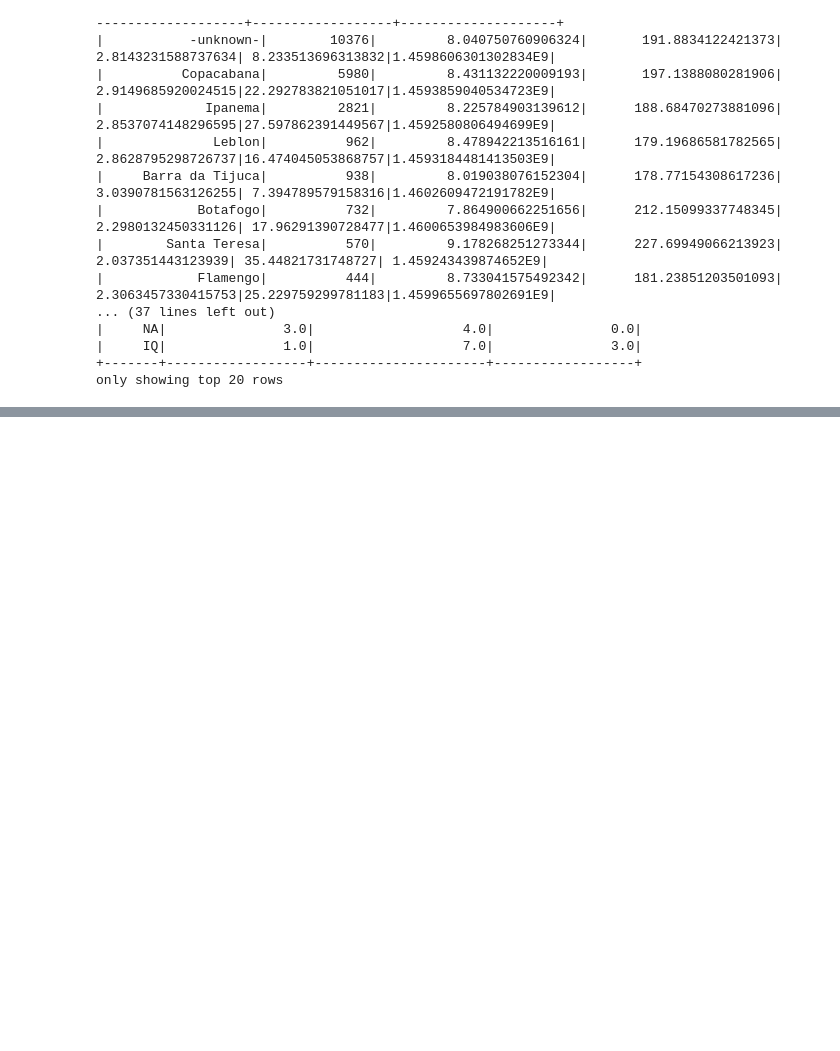
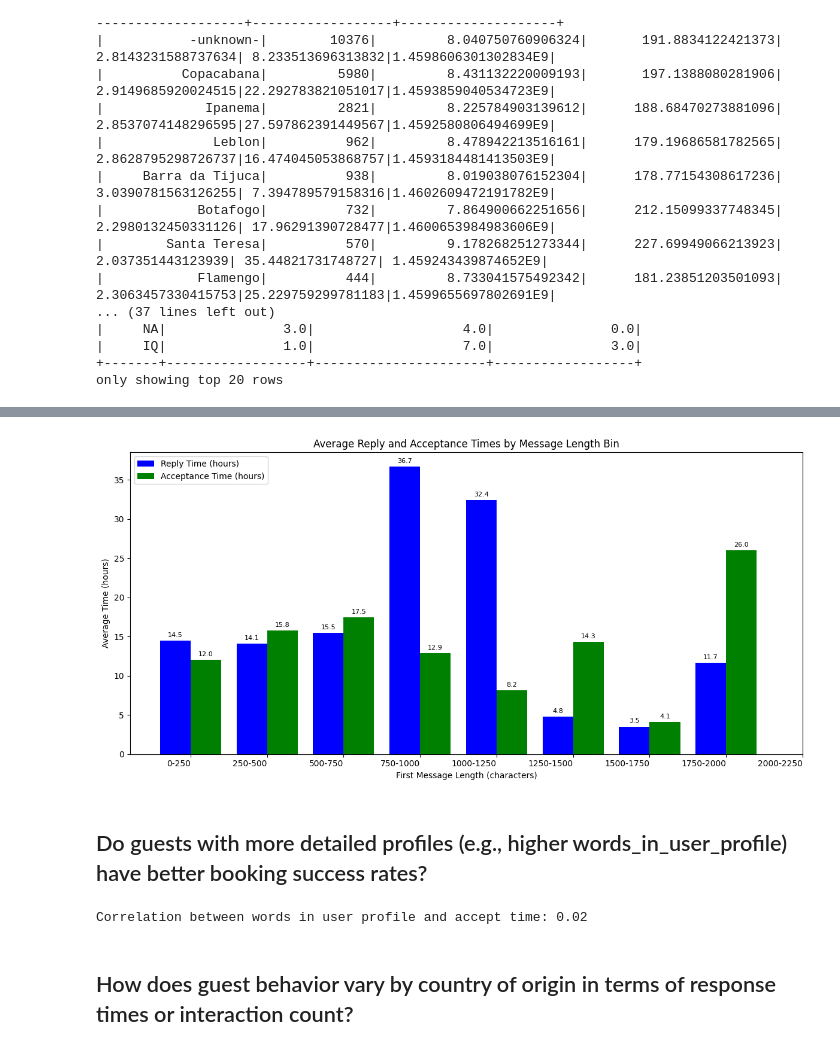
Before and after one commit to RickSanj/airbnb, a Jupyter notebook: main.ipynb, the cells around one changed output, grey strips where cells are left out. Drawn from its saved outputs; the diff is of its cells as text; code cells hidden in the pictures; blank space fills up the shorter version.

```diff
--- a/main.ipynb
+++ b/main.ipynb
@@ -431,0 +543,62 @@ only showing top 20 rows
+# %%
+import pandas as pd
+import matplotlib.pyplot as plt
+import numpy as np
+
+# Binning the message lengths
+bins = [0, 250, 500, 750, 1000, 1250, 1500, 1750, 2000, 2250]
+labels = [f"{bins[i]}-{bins[i+1]}" for i in range(len(bins)-1)]
+df_pandas['length_bin'] = pd.cut(df_pandas['m_first_message_length_in_characters'], bins=bins, labels=labels, right=False)
+
+# Calculating averages for each bin
+grouped = df_pandas.groupby('length_bin').agg({
+    'time_to_reply_hours': 'mean',
+    'time_to_accept_hours': 'mean'
+}).reset_index()
+
+
+x = np.arange(len(labels))
+width = 0.4
+
+fig, ax = plt.subplots(figsize=(12, 6))
+bar1 = ax.bar(x - width/2, grouped['time_to_reply_hours'], width, label='Reply Time (hours)', color='blue')
+bar2 = ax.bar(x + width/2, grouped['time_to_accept_hours'], width, label='Acceptance Time (hours)', color='green')
+
+ax.set_xlabel('First Message Length (characters)')
+ax.set_ylabel('Average Time (hours)')
+ax.set_title('Average Reply and Acceptance Times by Message Length Bin')
+ax.set_xticks(x)
+ax.set_xticklabels(labels, ha='right')
+ax.legend()
+
+for bar in bar1:
+    height = bar.get_height()
+    if not pd.isna(height):
+        ax.annotate(f'{height:.1f}', xy=(bar.get_x() + bar.get_width() / 2, height),
+                    xytext=(0, 3), textcoords="offset points", ha='center', va='bottom', fontsize=8)
+
+for bar in bar2:
+    height = bar.get_height()
+    if not pd.isna(height):
+        ax.annotate(f'{height:.1f}', xy=(bar.get_x() + bar.get_width() / 2, height),
+                    xytext=(0, 3), textcoords="offset points", ha='center', va='bottom', fontsize=8)
+
+plt.tight_layout()
+plt.show()
+# %% [output]
+[figure, added]
+# %% [markdown]
+## Do guests with more detailed profiles (e.g., higher words_in_user_profile) have better booking success rates?
+# %%
+from pyspark.sql.functions import unix_timestamp, when
+
+df_joined = df_joined.withColumn(
+    "booking_success", when(df_joined["ts_booking_at"].isNotNull(), 1).otherwise(0)
+)
+correlation_words_success = df_joined.stat.corr("words_in_user_profile", "booking_success")
+
+print(f"Correlation between words in user profile and accept time: {correlation_length_reply:.2f}")
+# %% [output]
+Correlation between words in user profile and accept time: 0.02
+# %% [markdown]
+##  How does guest behavior vary by country of origin in terms of response times or interaction count?
```
Also changed, not shown: parts of 21 cells of this notebook.
